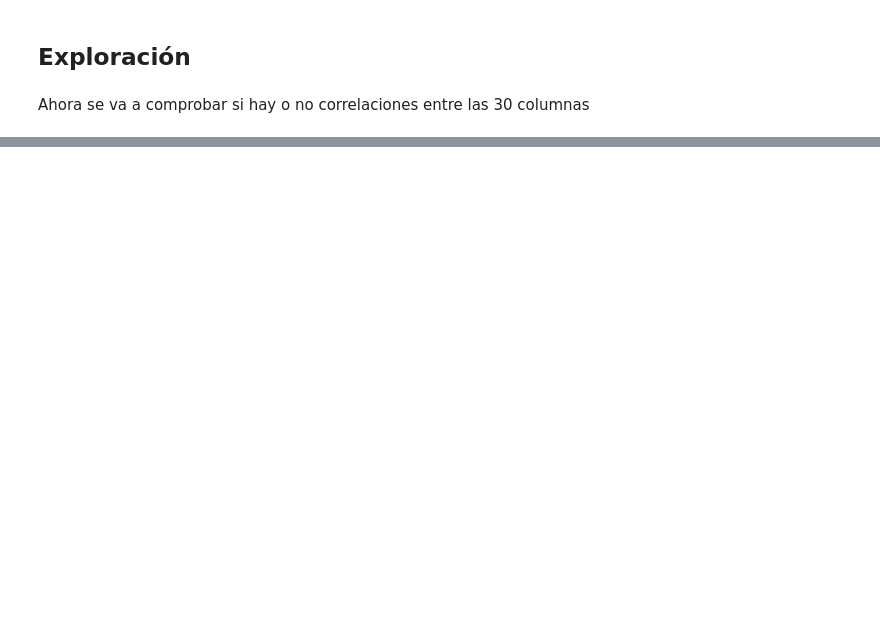
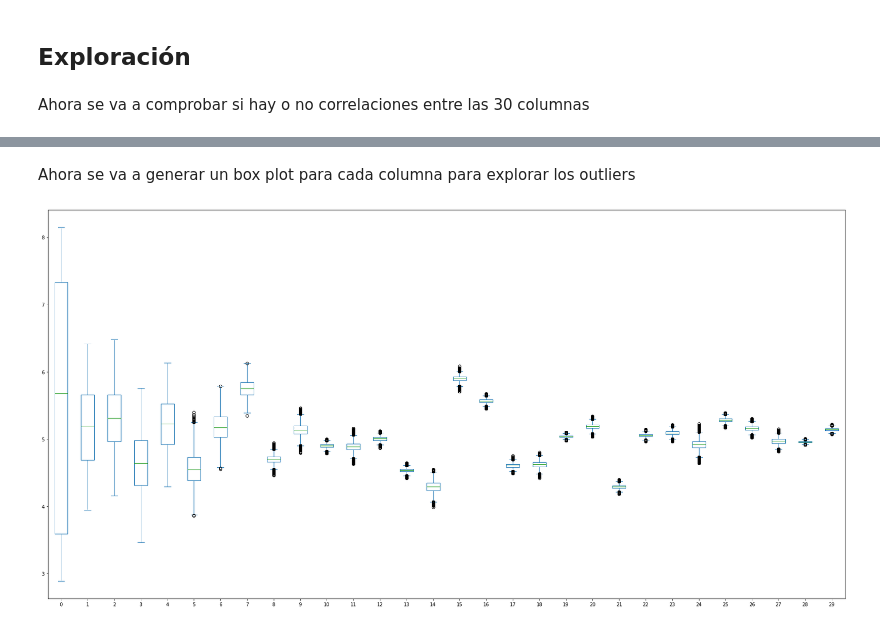
Before and after one commit to rodrigogalan/Proyecto_final, a Jupyter notebook: 3-Analysis_reducido.ipynb, the cells around one changed output, grey strips where cells are left out. Cells and saved outputs as stored; diff of their text form; code cells hidden in the pictures; blank space fills up the shorter version.

```diff
--- a/3-Analysis_reducido.ipynb
+++ b/3-Analysis_reducido.ipynb
@@ -42,0 +67,6 @@ sns.heatmap(train.drop(columns=['target']).corr(),
+# %% [markdown]
+Ahora se va a generar un box plot para cada columna para explorar los outliers
+# %%
+train[list(map(str, list(range(30))))].plot(kind='box', figsize = (30,15));
+# %% [output]
+[figure, added]
```
Also changed, not shown: parts of 13 cells of this notebook, 5 other files.
